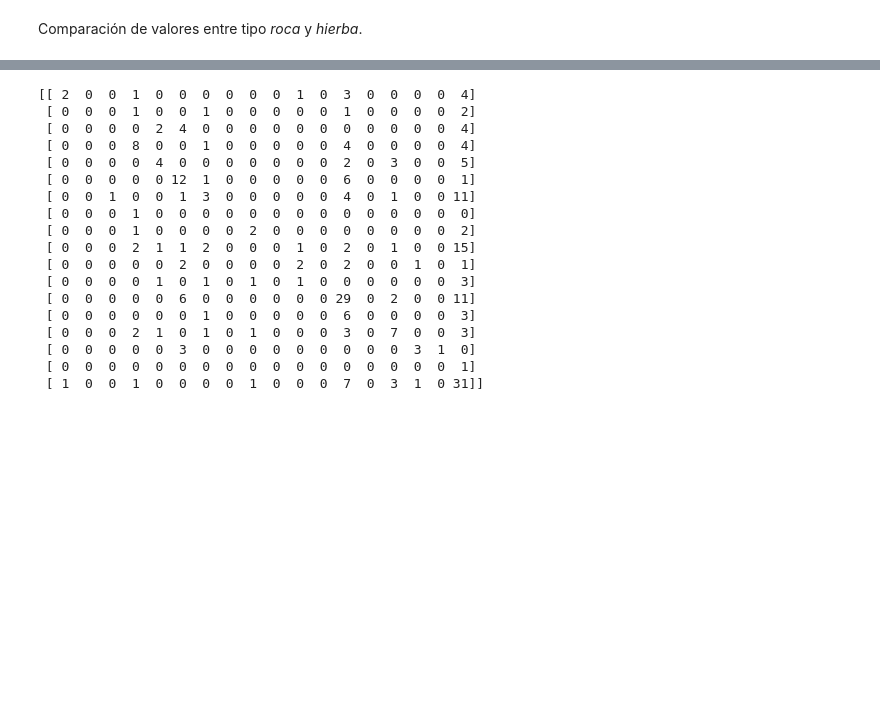
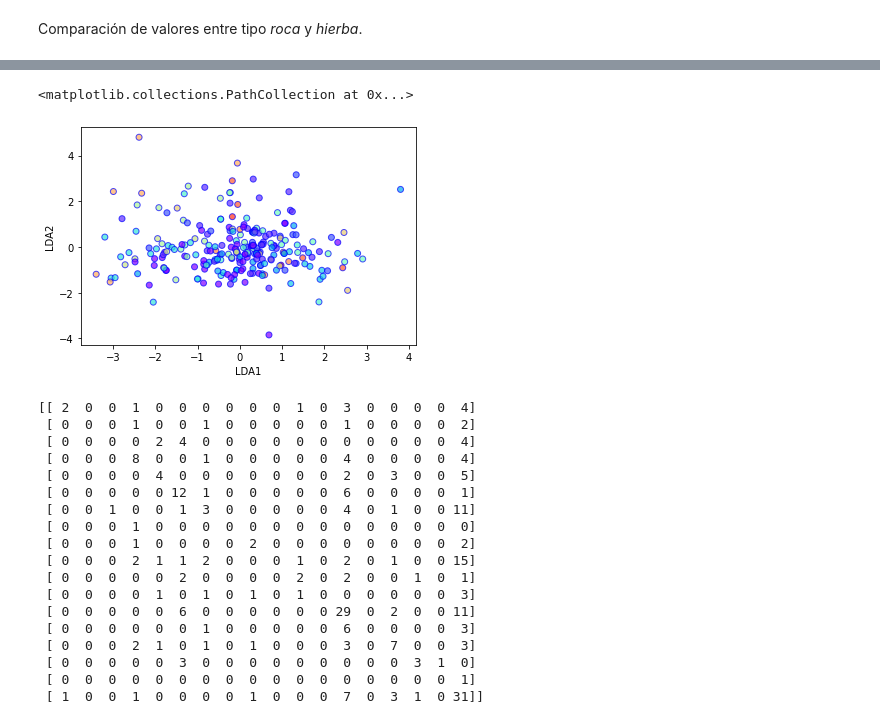
Before and after one commit to maticlein/lab02_lda_regresion_logistica, a Jupyter notebook: lda_regresion_logistica.ipynb, the cells around one changed output, grey strips where cells are left out. Saved outputs shown, nothing was run; the diff lists cells and outputs as text; code cells hidden in the pictures; blank space fills up the shorter version.

```diff
--- a/lda_regresion_logistica.ipynb
+++ b/lda_regresion_logistica.ipynb
@@ -102,3 +118,20 @@ LinearDiscriminantAnalysis()
+# %%
+import matplotlib.pyplot as plt
+plt.xlabel('LDA1')
+plt.ylabel('LDA2')
+plt.scatter(
+X_lda[:,0],
+X_lda[:,1],
+c = y_train.map({"normal":0, "water": 1, "grass": 2, "physic": 3, "fire": 4,
+"electric": 5, "fighting": 6, "bug": 7, "fairy": 8, "poison": 9, "ground": 10,
+"dragon": 11, "ice": 12, "rock": 13, "dark": 14, "ghost": 15, "steel": 16, "flying": 17}),
+cmap='rainbow',
+   alpha=0.7,
+edgecolors='b'
+)
+# %% [output]
+<matplotlib.collections.PathCollection at 0x...>
+[figure, added]
 # %%
 pred_train = lda_model.predict(X_train)
 # %%
```
Also changed, not shown: parts of 33 cells of this notebook.
